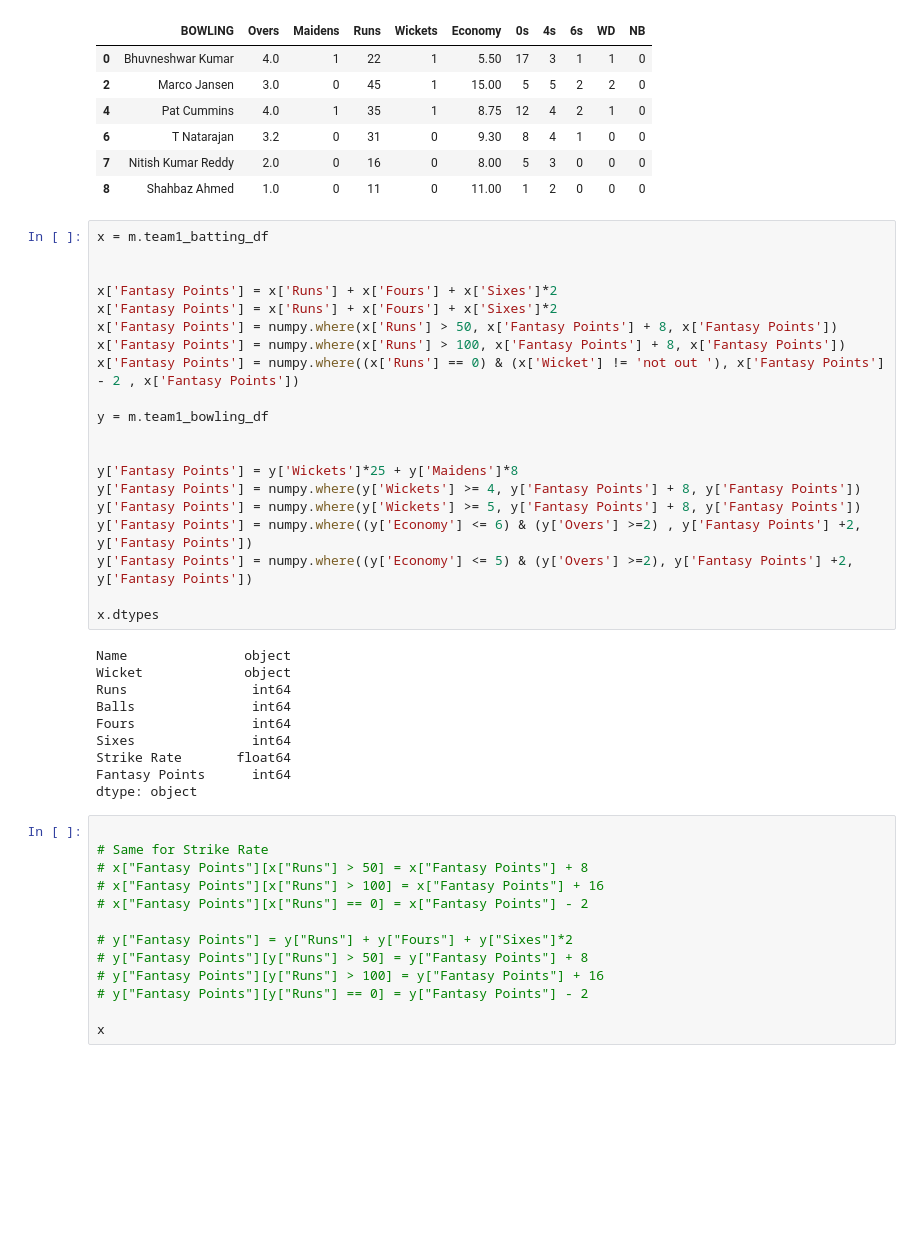
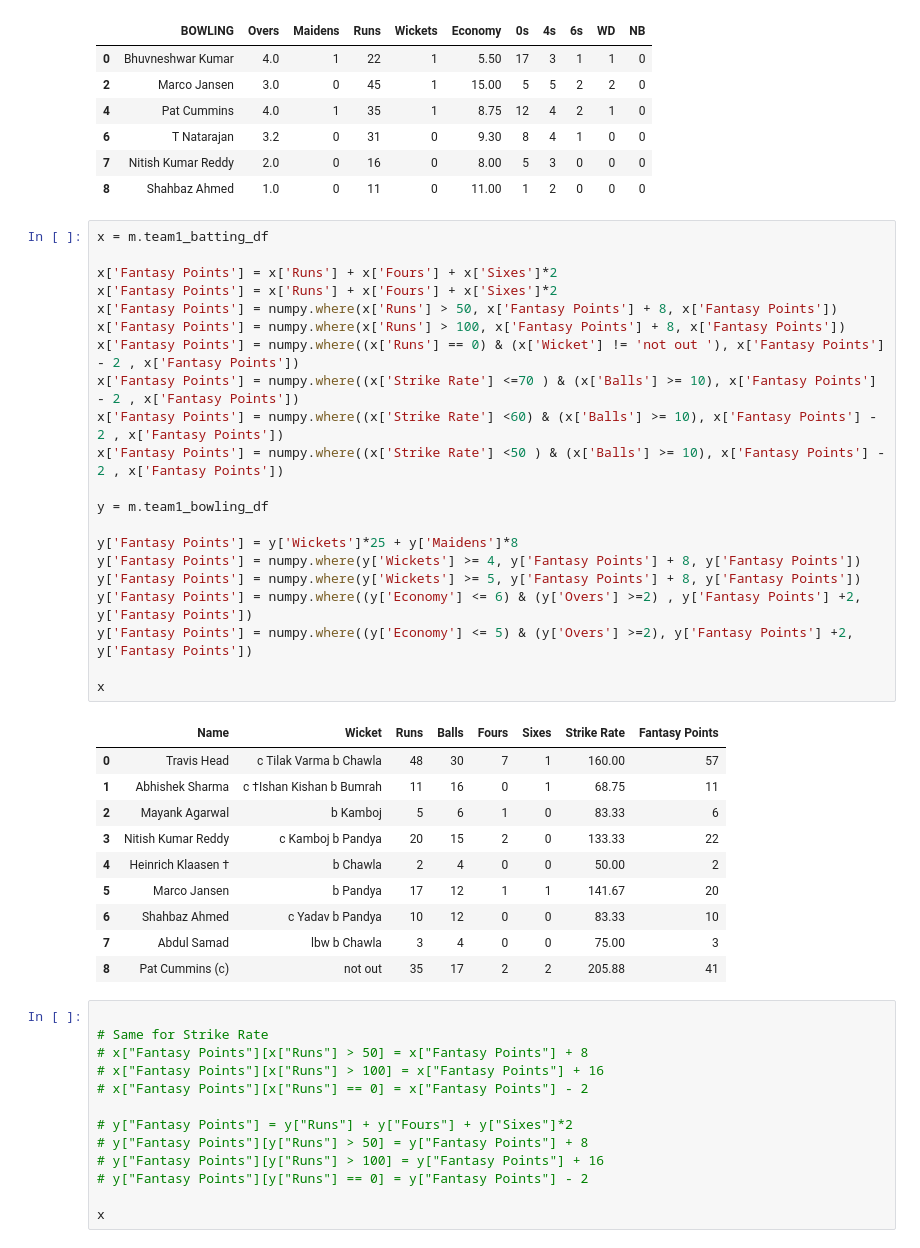
Before and after one commit to TheLameOne/dream11, a Jupyter notebook: fantasypoints.ipynb, the cells around one changed output. Cells and saved outputs as stored; diff of their text form; blank space fills up the shorter version.

Commit message:
added strike rate logic to batting

```diff
--- a/fantasypoints.ipynb
+++ b/fantasypoints.ipynb
@@ -162,34 +162,36 @@ m.team2_bowling_df
 | 8 | Shahbaz Ahmed | 1.0 | 0 | 11 | 0 | 11.00 | 1 | 2 | 0 | 0 | 0 |
 # %%
 x = m.team1_batting_df
-
 
 x['Fantasy Points'] = x['Runs'] + x['Fours'] + x['Sixes']*2
 x['Fantasy Points'] = x['Runs'] + x['Fours'] + x['Sixes']*2
 x['Fantasy Points'] = numpy.where(x['Runs'] > 50, x['Fantasy Points'] + 8, x['Fantasy Points'])
 x['Fantasy Points'] = numpy.where(x['Runs'] > 100, x['Fantasy Points'] + 8, x['Fantasy Points'])
 x['Fantasy Points'] = numpy.where((x['Runs'] == 0) & (x['Wicket'] != 'not out '), x['Fantasy Points'] - 2 , x['Fantasy Points'])
+x['Fantasy Points'] = numpy.where((x['Strike Rate'] <=70 ) & (x['Balls'] >= 10), x['Fantasy Points'] - 2 , x['Fantasy Points'])
+x['Fantasy Points'] = numpy.where((x['Strike Rate'] <60) & (x['Balls'] >= 10), x['Fantasy Points'] - 2 , x['Fantasy Points'])
+x['Fantasy Points'] = numpy.where((x['Strike Rate'] <50 ) & (x['Balls'] >= 10), x['Fantasy Points'] - 2 , x['Fantasy Points'])
 
 y = m.team1_bowling_df
-
 
 y['Fantasy Points'] = y['Wickets']*25 + y['Maidens']*8
 y['Fantasy Points'] = numpy.where(y['Wickets'] >= 4, y['Fantasy Points'] + 8, y['Fantasy Points'])
 y['Fantasy Points'] = numpy.where(y['Wickets'] >= 5, y['Fantasy Points'] + 8, y['Fantasy Points'])
 y['Fantasy Points'] = numpy.where((y['Economy'] <= 6) & (y['Overs'] >=2) , y['Fantasy Points'] +2, y['Fantasy Points'])
 y['Fantasy Points'] = numpy.where((y['Economy'] <= 5) & (y['Overs'] >=2), y['Fantasy Points'] +2, y['Fantasy Points'])
 
-x.dtypes
+x
 # %% [output]
-Name               object
-Wicket             object
-Runs                int64
-Balls               int64
-Fours               int64
-Sixes               int64
-Strike Rate       float64
-Fantasy Points      int64
-dtype: object
+|  | Name | Wicket | Runs | Balls | Fours | Sixes | Strike Rate | Fantasy Points |
+| 0 | Travis Head | c Tilak Varma b Chawla | 48 | 30 | 7 | 1 | 160.00 | 57 |
+| 1 | Abhishek Sharma | c †Ishan Kishan b Bumrah | 11 | 16 | 0 | 1 | 68.75 | 11 |
+| 2 | Mayank Agarwal | b Kamboj | 5 | 6 | 1 | 0 | 83.33 | 6 |
+| 3 | Nitish Kumar Reddy | c Kamboj b Pandya | 20 | 15 | 2 | 0 | 133.33 | 22 |
+| 4 | Heinrich Klaasen † | b Chawla | 2 | 4 | 0 | 0 | 50.00 | 2 |
+| 5 | Marco Jansen | b Pandya | 17 | 12 | 1 | 1 | 141.67 | 20 |
+| 6 | Shahbaz Ahmed | c Yadav b Pandya | 10 | 12 | 0 | 0 | 83.33 | 10 |
+| 7 | Abdul Samad | lbw b Chawla | 3 | 4 | 0 | 0 | 75.00 | 3 |
+| 8 | Pat Cummins (c) | not out | 35 | 17 | 2 | 2 | 205.88 | 41 |
 # %%
 
 # Same for Strike Rate
```
